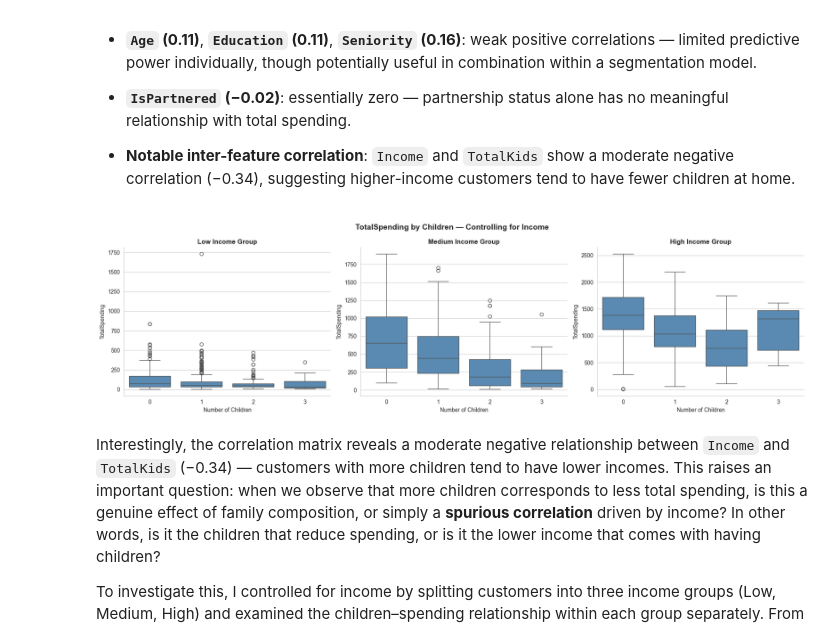
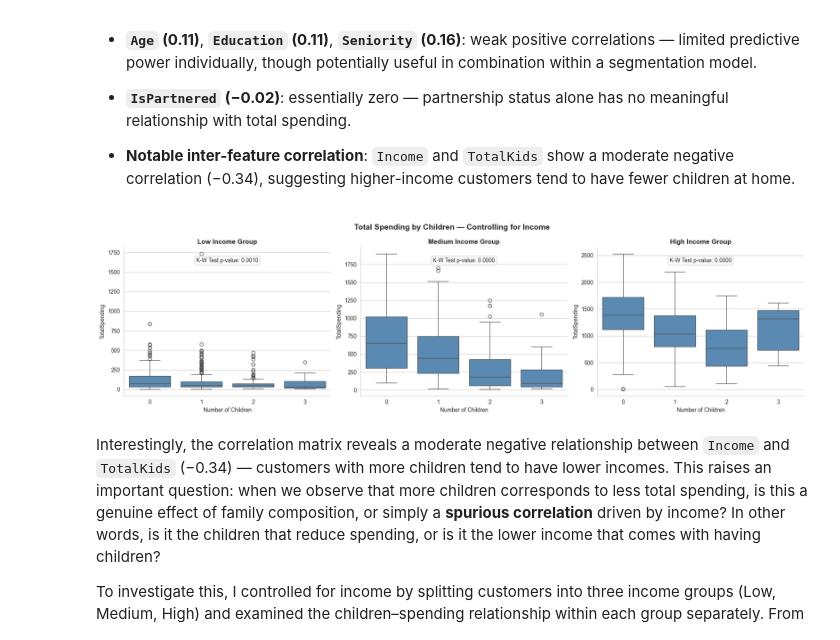
Before and after one commit to ialwayslikedgrime/data_science_exercises, a Jupyter notebook: lab1.ipynb, the cells around one changed output. Cells and saved outputs as stored; diff of their text form; code cells hidden in the pictures.

```diff
--- a/lab1.ipynb
+++ b/lab1.ipynb
@@ -919,27 +889,38 @@ The matrix confirms and quantifies the patterns observed in the visualisations a
   negative correlation (−0.34), suggesting higher-income customers tend to have
   fewer children at home.
 # %%
-# Split by income group first, then look at kids effect
-df['IncomeGroup'] = pd.qcut(df['Income'], q=3,
-                             labels=['Low', 'Medium', 'High'])
+import pandas as pd
+import seaborn as sns
+import pylab
+from scipy import stats
 
-# Now check spending by kids WITHIN each income group
-fig, axes = plt.subplots(1, 3, figsize=(18, 5))
+df['IncomeGroup'] = pd.qcut(df['Income'], q=3, labels=['Low', 'Medium', 'High'])
+
+fig, axes = pylab.subplots(1, 3, figsize=(18, 5))
 
 for i, group in enumerate(['Low', 'Medium', 'High']):
     data = df[df['IncomeGroup'] == group]
-    sns.boxplot(data=data, x='TotalKids', y='TotalSpending',
-                color='#4c8cbf', ax=axes[i])
+    sns.boxplot(data=data, x='TotalKids', y='TotalSpending', color='#4c8cbf', ax=axes[i])
+
     axes[i].set_title(f'{group} Income Group', fontweight='bold')
     axes[i].set_xlabel('Number of Children')
-    axes[i].spines[['top','right']].set_visible(False)
+    axes[i].spines[['top', 'right']].set_visible(False)
 
-fig.suptitle('TotalSpending by Children — Controlling for Income',
-             fontweight='bold', fontsize=14)
-plt.tight_layout()
-plt.show()
+    groups = [val['TotalSpending'].values for _, val in data.groupby('TotalKids')]
+    if len(groups) > 1:
+        stat, p_value = stats.kruskal(*groups)
+        axes[i].annotate(f'K-W Test p-value: {p_value:.4f}',
+                         xy=(0.5, 0.90),
+                         xycoords='axes fraction',
+                         ha='center',
+                         fontsize=10,
+                         bbox=dict(boxstyle='round,pad=0.3', fc='white', ec='#cccccc', alpha=0.9))
+
+pylab.suptitle('Total Spending by Children — Controlling for Income', fontweight='bold', fontsize=14)
+pylab.tight_layout()
+pylab.show()
 # %% [output]
-[figure, old version]
+[figure, new version]
 # %% [markdown]
 Interestingly, the correlation matrix reveals a moderate negative relationship
 between `Income` and `TotalKids` (−0.34) — customers with more children tend to
```
Also changed, not shown: parts of 16 cells of this notebook, 1 other file.
